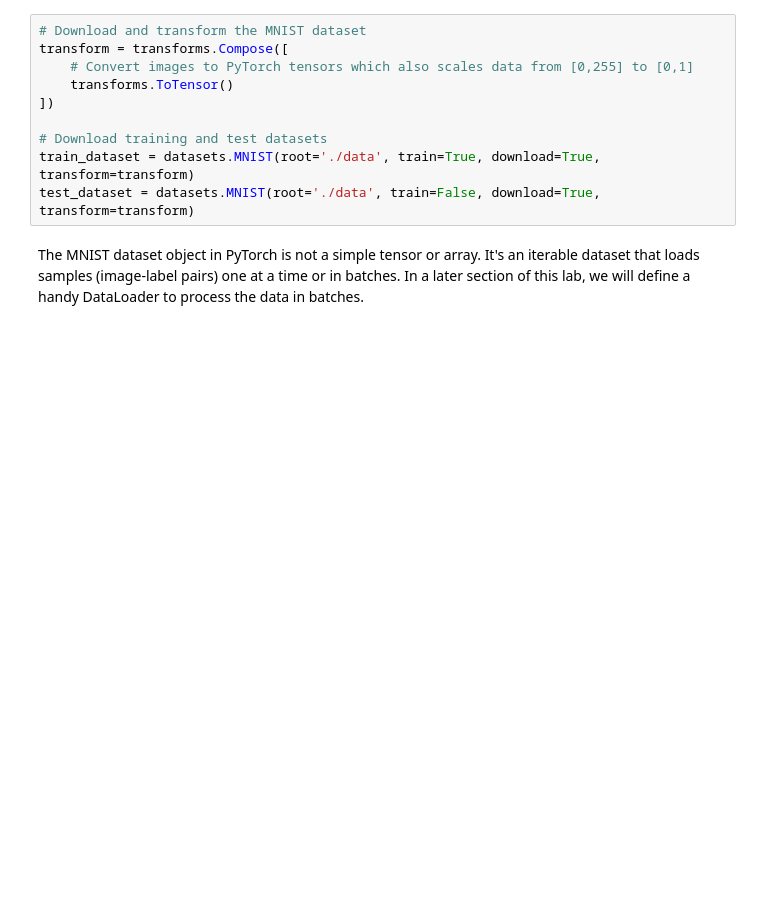
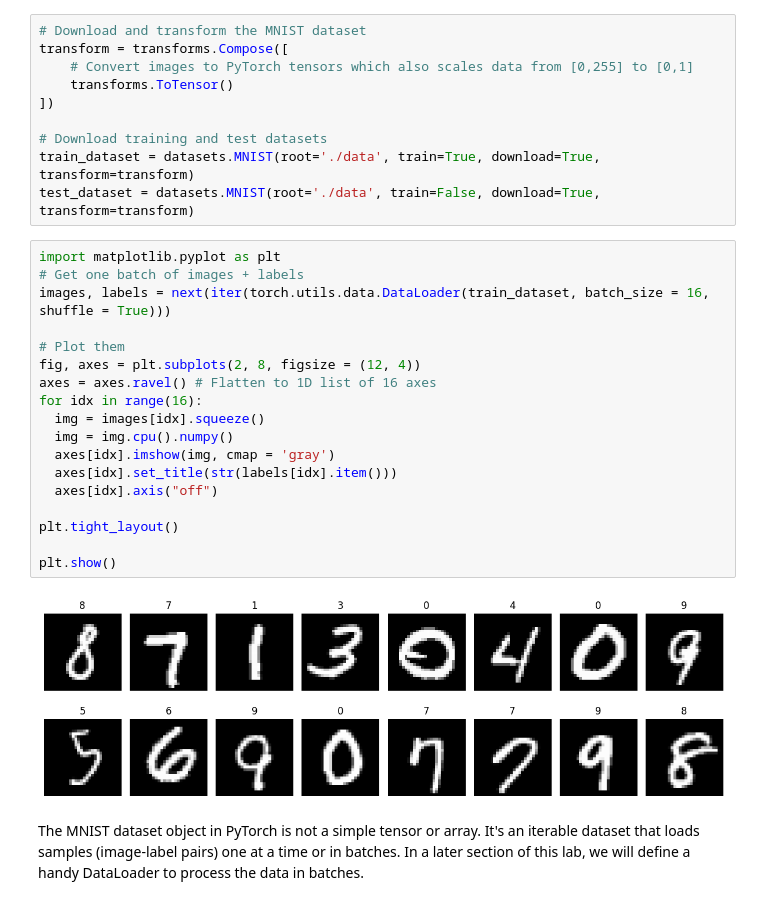
Before and after one commit to chakz/Introduction_to_Deep_Learning, a Jupyter notebook: lab2/PT_Part1_MNIST.ipynb, the cells around one changed output. Drawn from its saved outputs; the diff is of its cells as text; blank space fills up the shorter version.

Commit message:
Image Classification and CNN

```diff
--- a/lab2/PT_Part1_MNIST.ipynb
+++ b/lab2/PT_Part1_MNIST.ipynb
@@ -93,6 +90,26 @@ transform = transforms.Compose([
 # Download training and test datasets
 train_dataset = datasets.MNIST(root='./data', train=True, download=True, transform=transform)
 test_dataset = datasets.MNIST(root='./data', train=False, download=True, transform=transform)
+# %%
+import matplotlib.pyplot as plt
+# Get one batch of images + labels
+images, labels = next(iter(torch.utils.data.DataLoader(train_dataset, batch_size = 16, shuffle = True)))
+
+# Plot them
+fig, axes = plt.subplots(2, 8, figsize = (12, 4))
+axes = axes.ravel() # Flatten to 1D list of 16 axes
+for idx in range(16):
+  img = images[idx].squeeze()
+  img = img.cpu().numpy()
+  axes[idx].imshow(img, cmap = 'gray')
+  axes[idx].set_title(str(labels[idx].item()))
+  axes[idx].axis("off")
+
+plt.tight_layout()
+
+plt.show()
+# %% [output]
+[figure, added]
 # %% [markdown]
 The MNIST dataset object in PyTorch is not a simple tensor or array. It's an iterable dataset that loads samples (image-label pairs) one at a time or in batches. In a later section of this lab, we will define a handy DataLoader to process the data in batches.
 # %%
```
Also changed, not shown: parts of 21 cells of this notebook.
